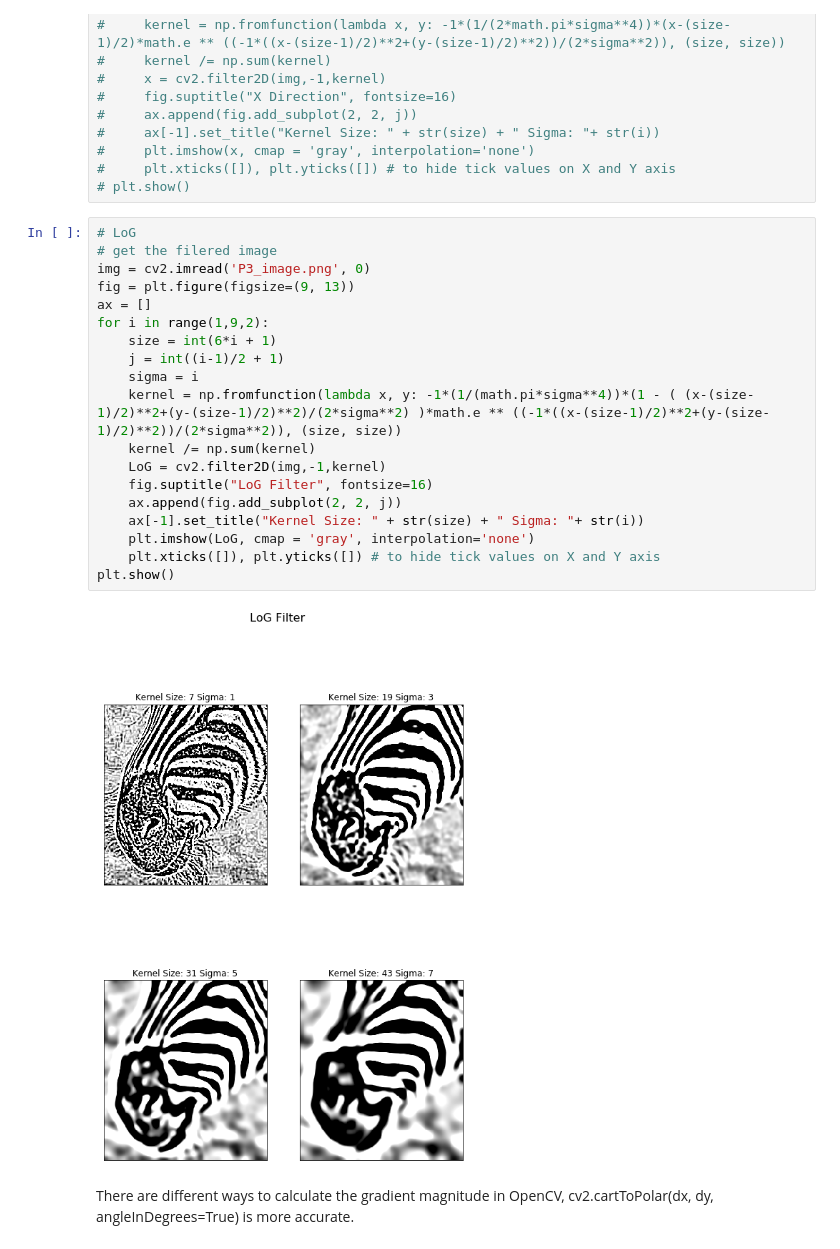
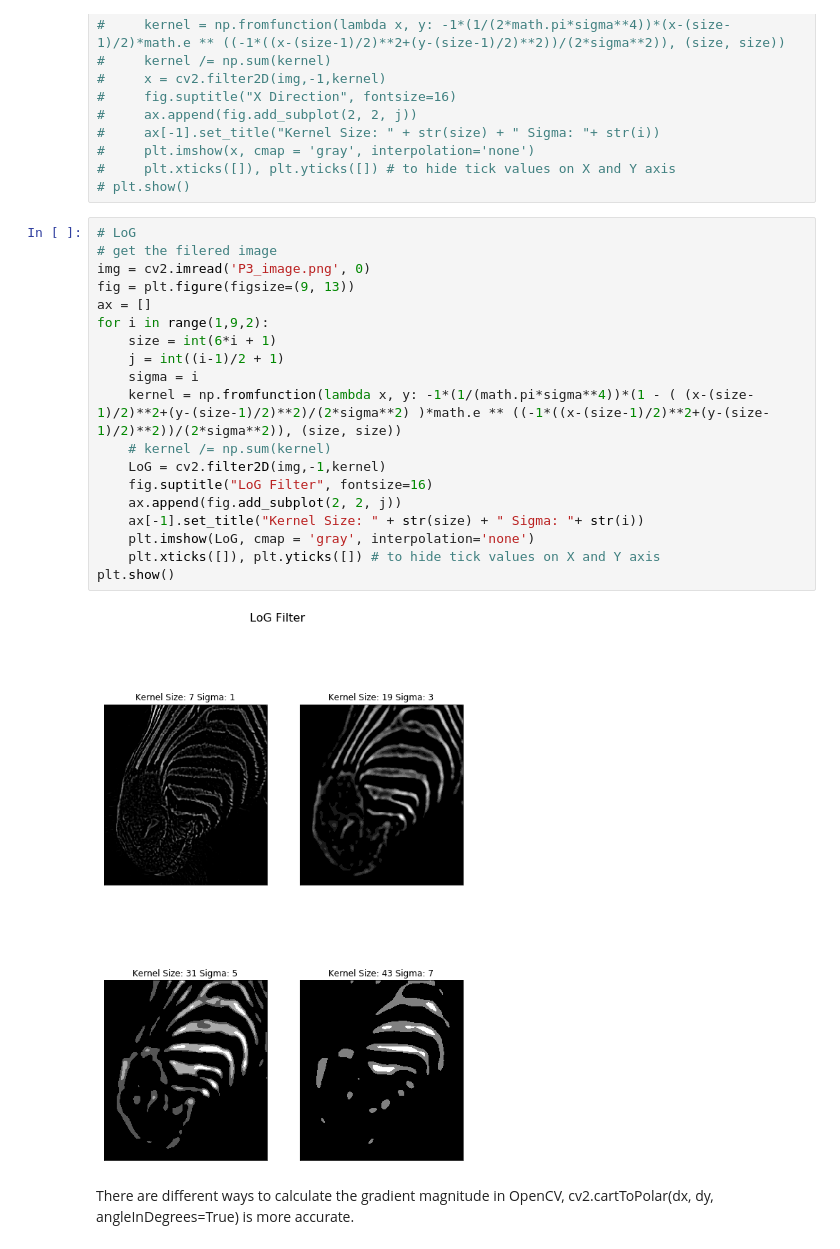
Before and after one commit to Guannan-Shen/image_data, a Jupyter notebook: bio_image/GaussianFilter_CannyEdgeDetection.ipynb, the cells around one changed output. Drawn from its saved outputs; the diff is of its cells as text.

```diff
--- a/bio_image/GaussianFilter_CannyEdgeDetection.ipynb
+++ b/bio_image/GaussianFilter_CannyEdgeDetection.ipynb
@@ -468,24 +468,24 @@ plt.show()
 # %%
 # LoG
 # get the filered image
 img = cv2.imread('P3_image.png', 0)
 fig = plt.figure(figsize=(9, 13))
 ax = []
 for i in range(1,9,2):
     size = int(6*i + 1)
     j = int((i-1)/2 + 1)
     sigma = i
     kernel = np.fromfunction(lambda x, y: -1*(1/(math.pi*sigma**4))*(1 - ( (x-(size-1)/2)**2+(y-(size-1)/2)**2)/(2*sigma**2) )*math.e ** ((-1*((x-(size-1)/2)**2+(y-(size-1)/2)**2))/(2*sigma**2)), (size, size))
-    kernel /= np.sum(kernel)
+    # kernel /= np.sum(kernel)
     LoG = cv2.filter2D(img,-1,kernel)
     fig.suptitle("LoG Filter", fontsize=16)
     ax.append(fig.add_subplot(2, 2, j))
     ax[-1].set_title("Kernel Size: " + str(size) + " Sigma: "+ str(i))
     plt.imshow(LoG, cmap = 'gray', interpolation='none')
     plt.xticks([]), plt.yticks([]) # to hide tick values on X and Y axis
 plt.show()
 # %% [output]
-[figure, old version]
+[figure, new version]
 # %% [markdown]
 There are different ways to calculate the gradient magnitude in OpenCV, cv2.cartToPolar(dx, dy, angleInDegrees=True) is more accurate.
 # %%
```
Also changed, not shown: parts of 2 cells of this notebook, 1 other file.
